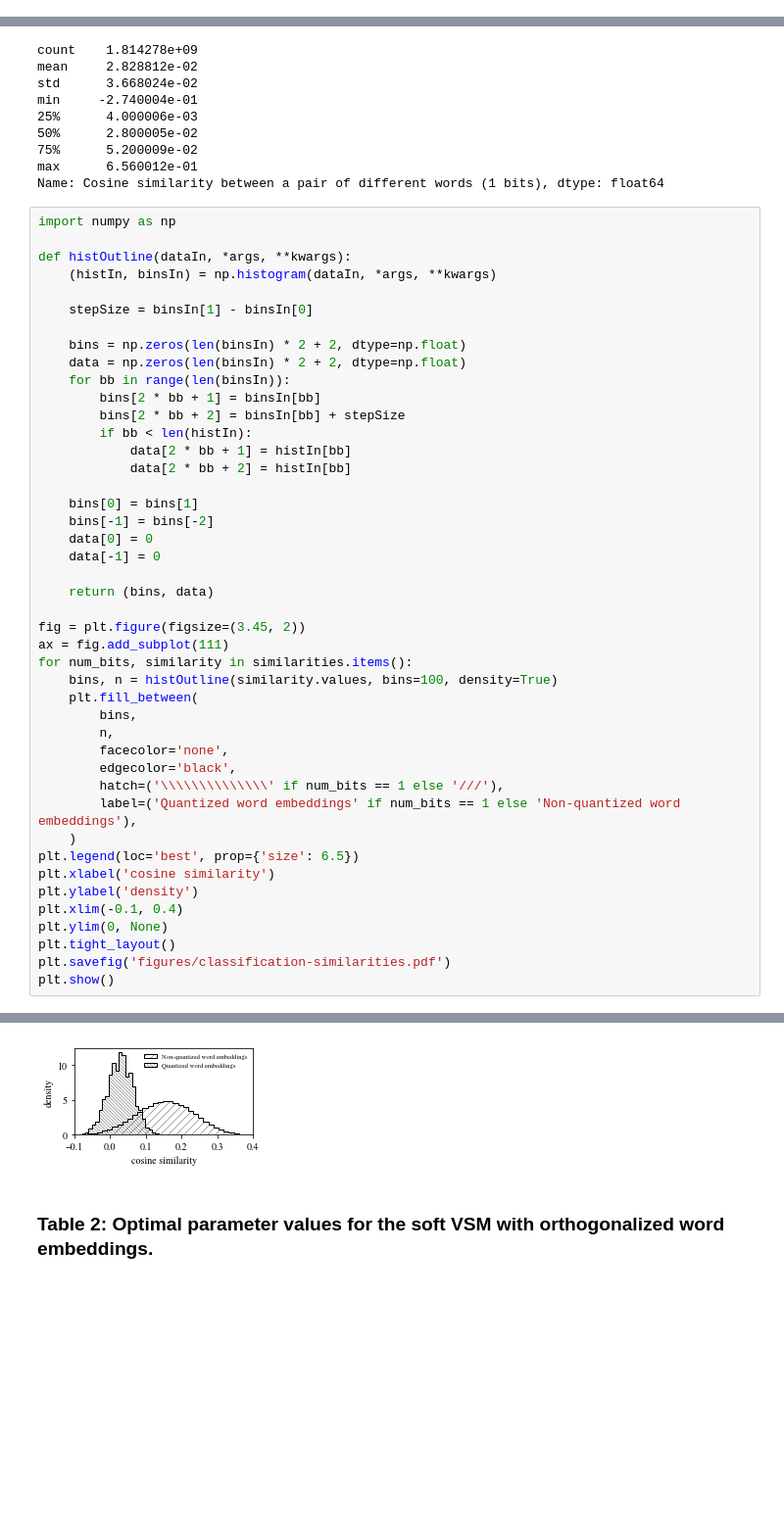
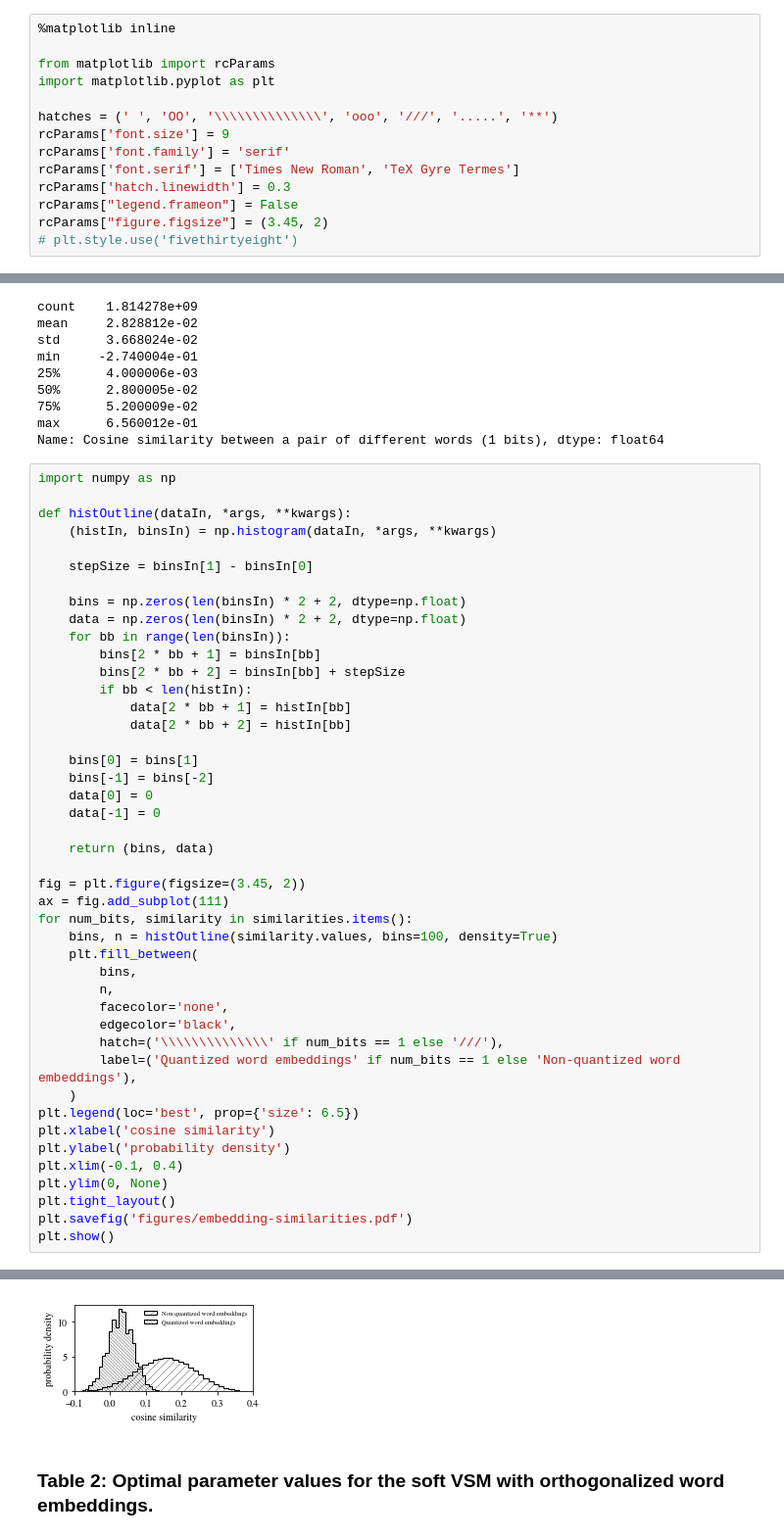
Before and after one commit to MIR-MU/regularized-embeddings, a Jupyter notebook: classification.ipynb, the cells around one changed output, grey strips where cells are left out. Shown at 98% size. Drawn from its saved outputs; the diff is of its cells as text; blank space fills up the shorter version.

```diff
--- a/classification.ipynb
+++ b/classification.ipynb
@@ -227,3 +227,17 @@ Useful links:
 !make figures
 # %% [output]
 make: 'figures' is up to date.
+# %%
+%matplotlib inline
+
+from matplotlib import rcParams
+import matplotlib.pyplot as plt
+
+hatches = (' ', 'OO', '\\\\\\\\\\\\\\', 'ooo', '///', '.....', '**')
+rcParams['font.size'] = 9
+rcParams['font.family'] = 'serif'
+rcParams['font.serif'] = ['Times New Roman', 'TeX Gyre Termes']
+rcParams['hatch.linewidth'] = 0.3
+rcParams["legend.frameon"] = False
+rcParams["figure.figsize"] = (3.45, 2)
+# plt.style.use('fivethirtyeight')
@@ -656,10 +948,10 @@ for num_bits, similarity in similarities.items():
     )
 plt.legend(loc='best', prop={'size': 6.5})
 plt.xlabel('cosine similarity')
-plt.ylabel('density')
+plt.ylabel('probability density')
 plt.xlim(-0.1, 0.4)
 plt.ylim(0, None)
 plt.tight_layout()
-plt.savefig('figures/classification-similarities.pdf')
+plt.savefig('figures/embedding-similarities.pdf')
 plt.show()
 # %% [output]
@@ -667,4 +959,4 @@ plt.show()
-[figure, old version]
+[figure, new version]
 # %% [markdown]
 ### Table 2: Optimal parameter values for the soft VSM with orthogonalized word embeddings.
 # %%
```
Also changed, not shown: parts of 62 cells of this notebook, 5 other files.
